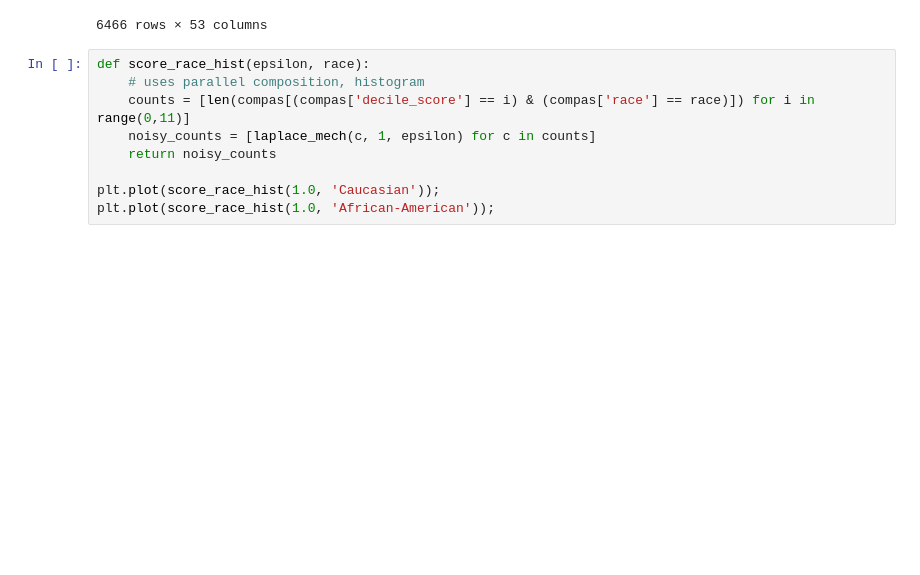
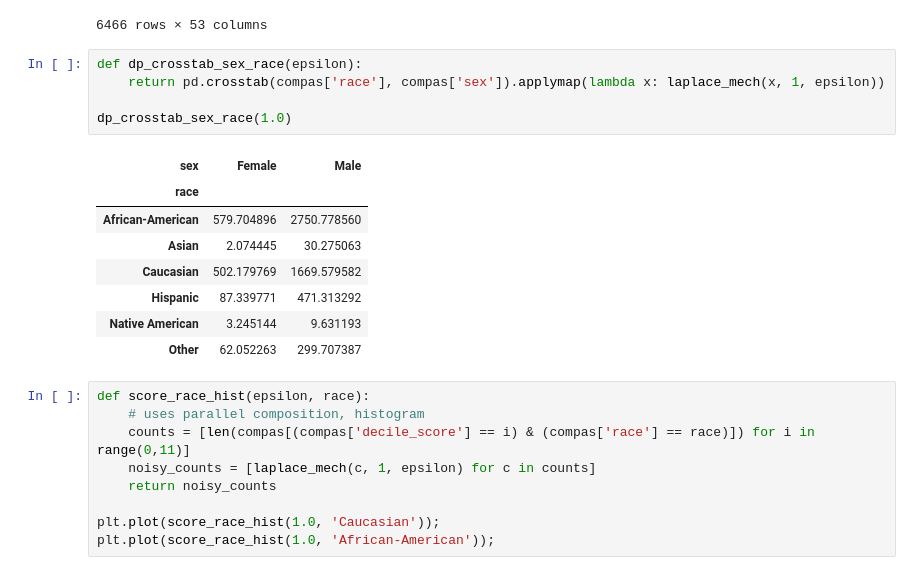
Before and after one commit to twiemold/CS211_Thomas_Wiemold_Final_Project, a Jupyter notebook: CS211_Thomas_Wiemold_Final_Project.ipynb, the cells around one changed output. Saved outputs shown, nothing was run; the diff lists cells and outputs as text; blank space fills up the shorter version.

Commit message:
Added DP crosstab for race and sex

```diff
--- a/CS211_Thomas_Wiemold_Final_Project.ipynb
+++ b/CS211_Thomas_Wiemold_Final_Project.ipynb
@@ -54,6 +54,20 @@ compas
 | 7212 | 11000 | farrah jean | farrah | jean | 2014-03-09 | Female | 1982-11-17 | 33 | 25 - 45 | African-American | ... |
 | 7213 | 11001 | florencia sanmartin | florencia | sanmartin | 2014-06-30 | Female | 1992-12-18 | 23 | Less than 25 | Hispanic | ... |
 6466 rows × 53 columns
+# %%
+def dp_crosstab_sex_race(epsilon):
+    return pd.crosstab(compas['race'], compas['sex']).applymap(lambda x: laplace_mech(x, 1, epsilon))
+
+dp_crosstab_sex_race(1.0)
+# %% [output]
+| sex | Female | Male |
+| race |  |  |
+| African-American | 579.704896 | 2750.778560 |
+| Asian | 2.074445 | 30.275063 |
+| Caucasian | 502.179769 | 1669.579582 |
+| Hispanic | 87.339771 | 471.313292 |
+| Native American | 3.245144 | 9.631193 |
+| Other | 62.052263 | 299.707387 |
 # %%
 def score_race_hist(epsilon, race):
     # uses parallel composition, histogram
```
